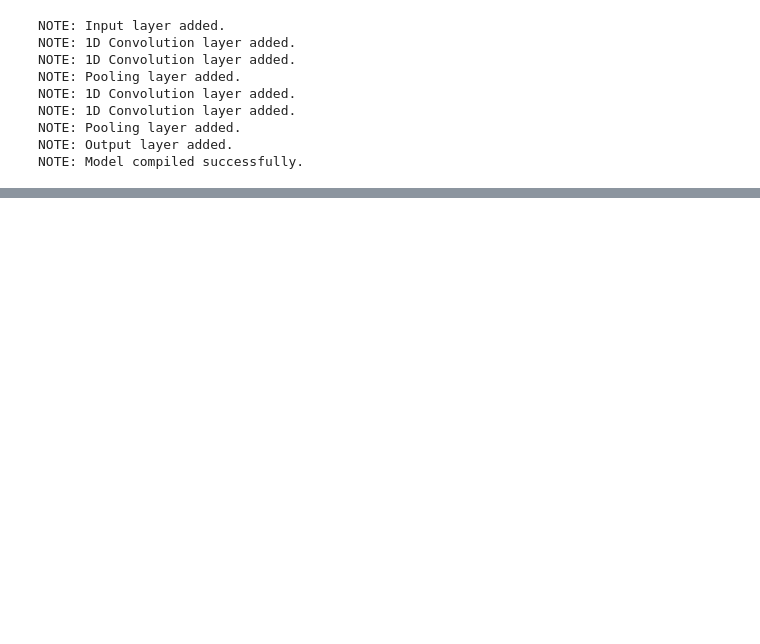
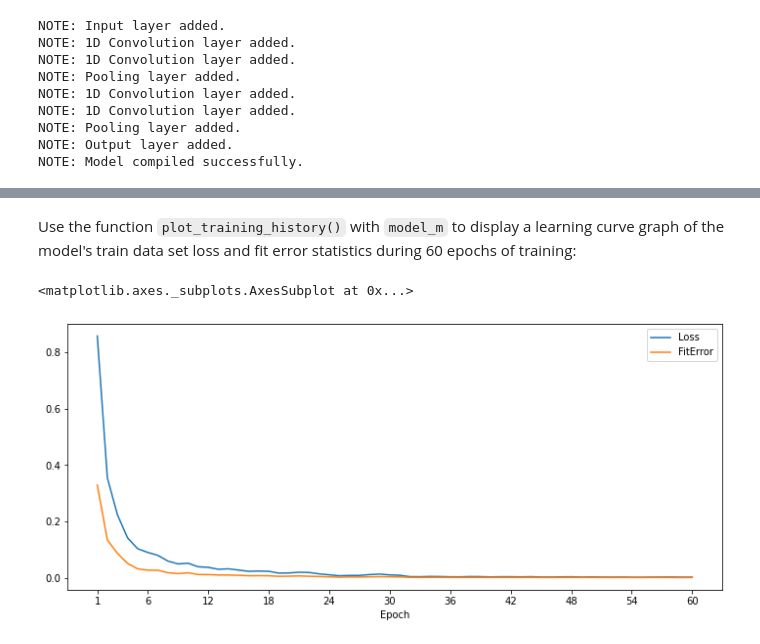
Before and after one commit to sassoftware/python-dlpy, a Jupyter notebook: examples/tabular_data_analysis/Conv1D_Time_Sequence.ipynb, the cells around one changed output, grey strips where cells are left out. Saved outputs shown, nothing was run; the diff lists cells and outputs as text; code cells hidden in the pictures; blank space fills up the shorter version.

```diff
--- a/examples/tabular_data_analysis/Conv1D_Time_Sequence.ipynb
+++ b/examples/tabular_data_analysis/Conv1D_Time_Sequence.ipynb
@@ -335,3 +550,7 @@ conn = CAS('host_name', port_number)
 # %%
-train_tbl = conn.upload_frame(train_data, casout=dict(name='train', replace=True))
+train_tbl = s.upload_frame(train_data,
+                           casout=dict(name='train',
+                                       replace=True
+                                       )
+                           )
 # %% [output]
@@ -632,0 +794,26 @@ conn.endsession()
+# %%
+# Specify optimizer hyperparameter values
+optimizer = Optimizer(algorithm=AdamSolver(learning_rate=0.001,
+                                           learning_rate_policy='step',
+                                           step_size=30
+                                           ),
+                      mini_batch_size=20,
+                      max_epochs=60,
+                      log_level=2,
+                      reg_l2=0.00001
+                      )
+
+# Train the model model_m using train_data_tbl
+# and validation_data_tbl'
+model_m.fit(train_data_tbl,
+            valid_table=validation_data_tbl,
+            n_threads=20,
+            seed=867,
+            record_seed=5309,
+            inputs=inputList,
+            nominals=['Activity'],
+            force_equal_padding=True,
+            target='Activity',
+            optimizer=optimizer,
+            save_best_weights=True
+           )
@@ -632,0 +869,14 @@ conn.endsession()
+# %% [markdown]
+Use the function `plot_training_history()` with `model_m` to display a learning curve graph of the model's train data set loss and fit error statistics during 60 epochs of training:
+# %%
+# Plot the training history of 'model_m' to
+# display the changing model loss and fit
+# error values over 60 epochs.
+# model_m.plot_training_history()
+model_m.plot_training_history(items=['Loss', 'FitError'],
+                              fig_size=(12,5),
+                              tick_frequency=6
+                              )
+# %% [output]
+<matplotlib.axes._subplots.AxesSubplot at 0x...>
+[figure, added]
```
Also changed, not shown: parts of 133 cells of this notebook.
